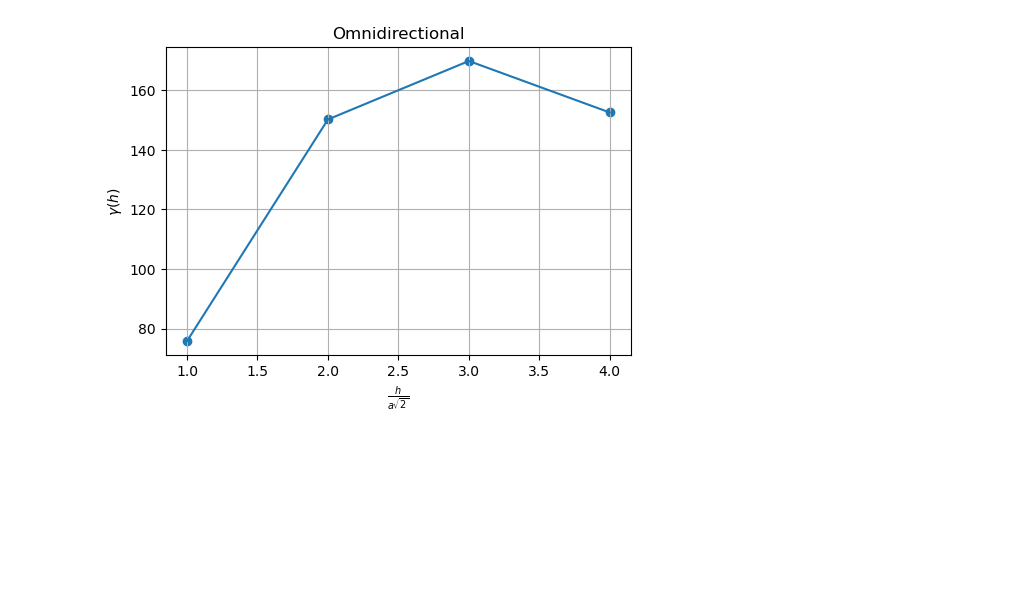
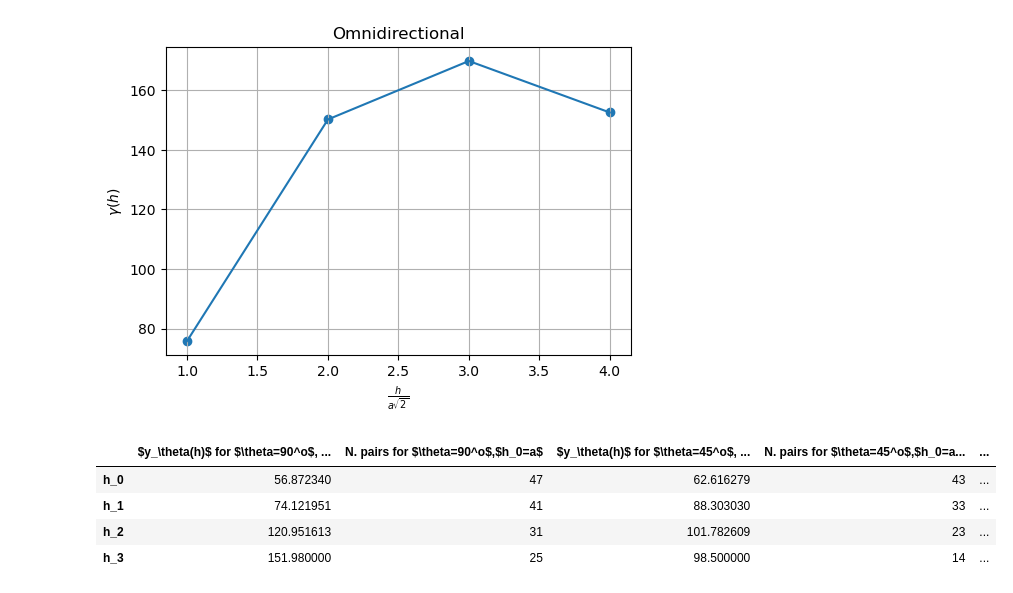
Before and after one commit to AtilaSaraiva/learning_variogram_and_stuff, a Jupyter notebook: src/assingment.ipynb, the cells around one changed output. Cells and saved outputs as stored; diff of their text form; code cells hidden in the pictures; blank space fills up the shorter version.

Commit message:
added tabulate and finished the tables

```diff
--- a/src/assingment.ipynb
+++ b/src/assingment.ipynb
@@ -293,3 +293,45 @@ plt.rcParams["figure.figsize"] = (6,4)
 plotPairs(A)
 # %% [output]
 [figure]
+# %%
+import pandas as pd
+
+def semivarianceTable(A):
+
+    def semivar(pairs, maxLags=4):
+
+        result = np.zeros(len(pairs))
+        for lag_multiplier in range(maxLags):
+            for tail, head in pairs[lag_multiplier]:
+                result[lag_multiplier] += (head - tail)**2
+            result[lag_multiplier] /= 2*len(pairs[lag_multiplier])
+
+        return result
+
+    def addColumn(table, direction, lag):
+        pairs = getPairsOfPointsInDirection(A, direction, lag)
+        if lag == 1:
+            h0 = "a"
+        elif lag == np.sqrt(2):
+            h0 = "a\sqrt{2}"
+        table[f"$y_\theta(h)$ for $\theta={direction}^o$, $h_0={h0}$"] = semivar(pairs)
+        table[f"N. pairs for $\theta={direction}^o$,$h_0={h0}$"] = [len(pair_lag) for pair_lag in pairs]
+
+    table = pd.DataFrame()
+    addColumn(table, 90, 1)
+    addColumn(table, 45, np.sqrt(2))
+    addColumn(table, 0, 1)
+    addColumn(table, -45, np.sqrt(2))
+
+    table.index = ["h_0", "h_1", "h_2", "h_3"]
+
+    return table
+table = semivarianceTable(A)
+
+table.head()
+# %% [output]
+|  | $y_\theta(h)$ for $\theta=90^o$, ... | N. pairs for $\theta=90^o$,$h_0=a$ | $y_\theta(h)$ for $\theta=45^o$, ... | N. pairs for $\theta=45^o$,$h_0=a... | ... |
+| h_0 | 56.872340 | 47 | 62.616279 | 43 | ... |
+| h_1 | 74.121951 | 41 | 88.303030 | 33 | ... |
+| h_2 | 120.951613 | 31 | 101.782609 | 23 | ... |
+| h_3 | 151.980000 | 25 | 98.500000 | 14 | ... |
```
Also changed, not shown: parts of 1 cell of this notebook, 1 other file.
